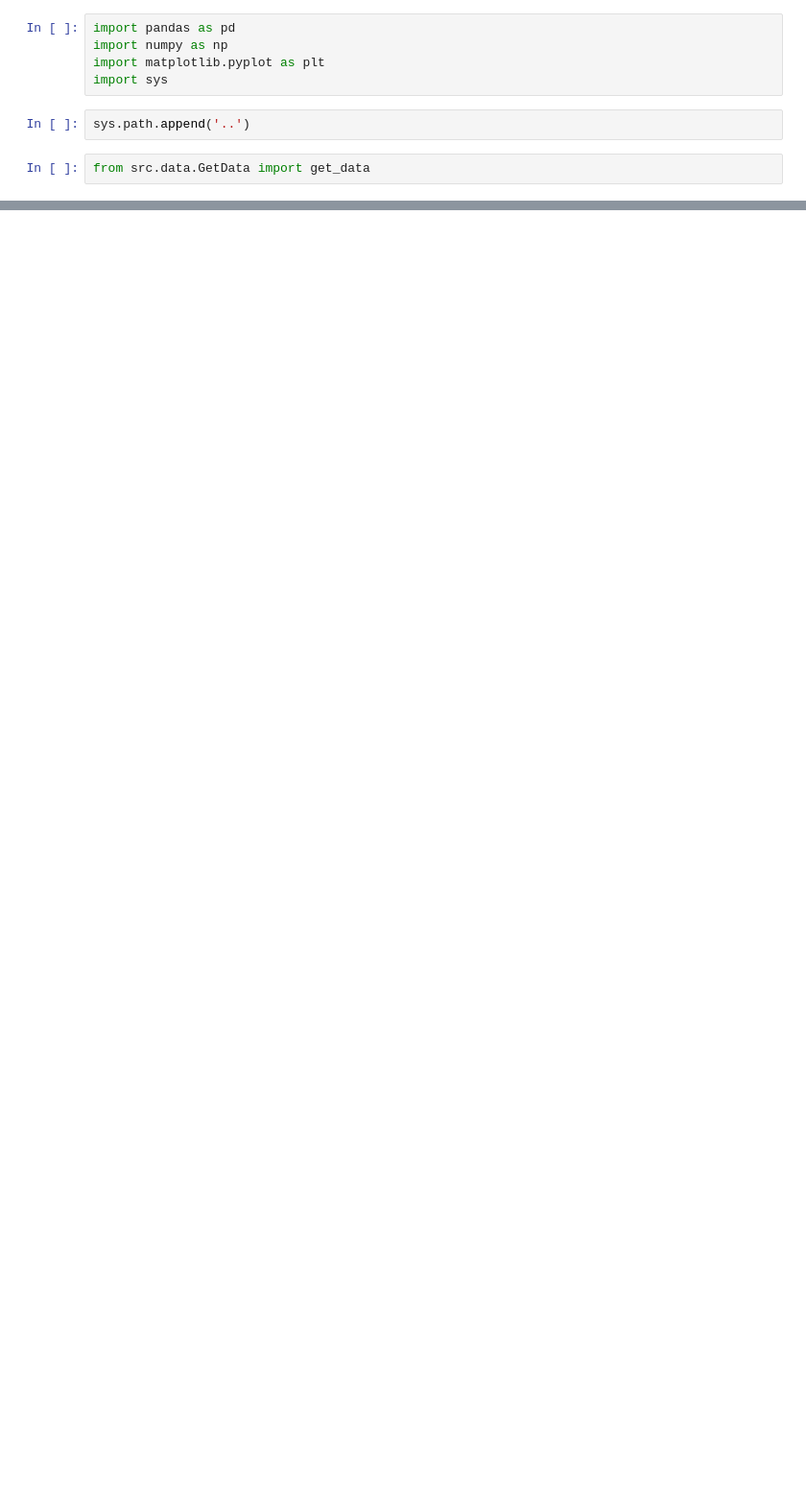
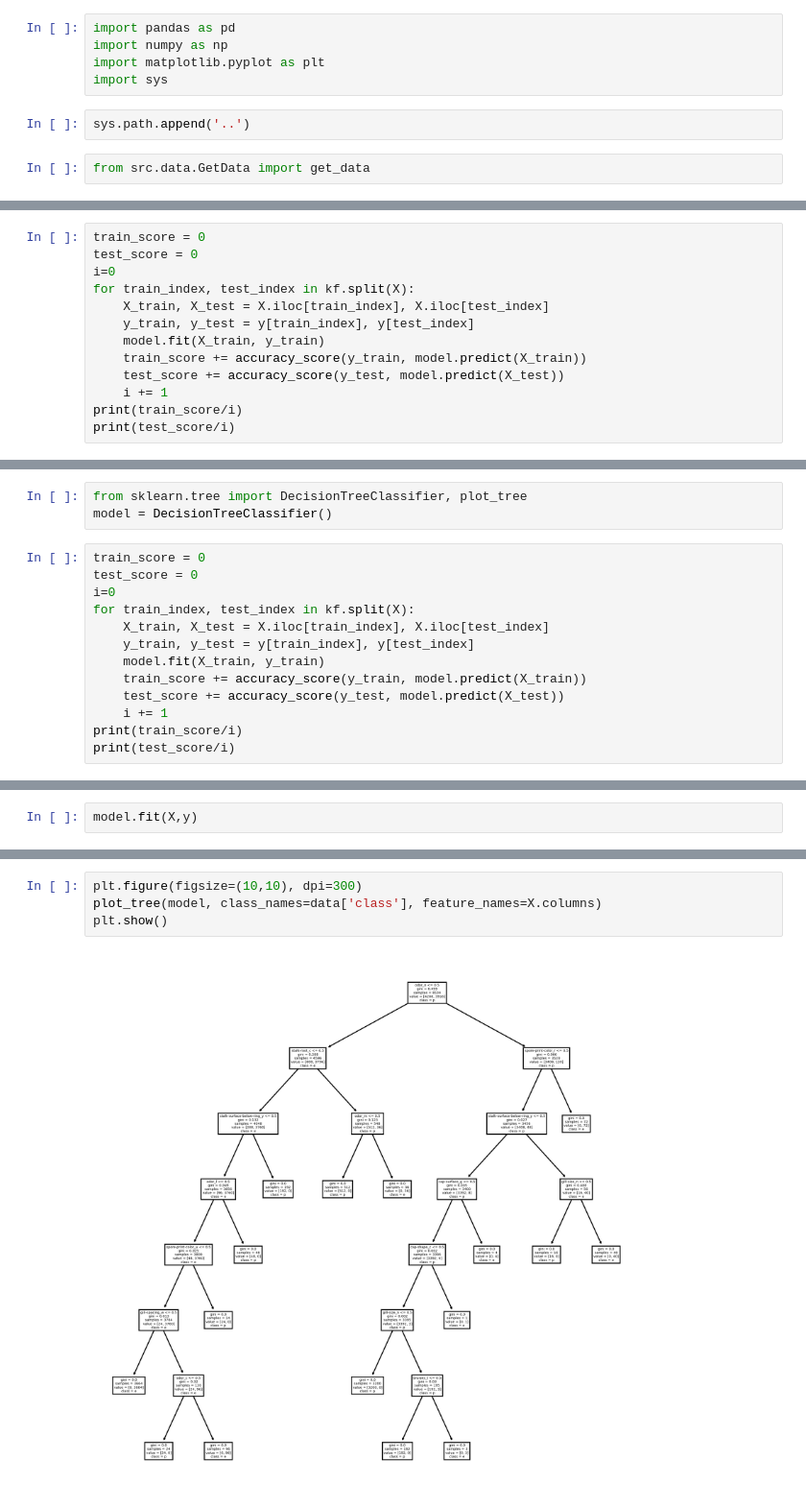
Before and after one commit to chzandonai/Kaggle-ElectricityConsumption, a Jupyter notebook: notebooks/Untitled.ipynb, the cells around one changed output, grey strips where cells are left out. Shown: that part at 96% size. Drawn from its saved outputs; the diff is of its cells as text; blank space fills up the shorter version.

```diff
--- a/notebooks/Untitled.ipynb
+++ b/notebooks/Untitled.ipynb
@@ -11,0 +63,13 @@ get_data('titanic')
+# %%
+train_score = 0
+test_score = 0
+i=0
+for train_index, test_index in kf.split(X):
+    X_train, X_test = X.iloc[train_index], X.iloc[test_index]
+    y_train, y_test = y[train_index], y[test_index]
+    model.fit(X_train, y_train)
+    train_score += accuracy_score(y_train, model.predict(X_train))
+    test_score += accuracy_score(y_test, model.predict(X_test))
+    i += 1
+print(train_score/i)
+print(test_score/i)
@@ -11,0 +80,16 @@ get_data('titanic')
+# %%
+from sklearn.tree import DecisionTreeClassifier, plot_tree
+model = DecisionTreeClassifier()
+# %%
+train_score = 0
+test_score = 0
+i=0
+for train_index, test_index in kf.split(X):
+    X_train, X_test = X.iloc[train_index], X.iloc[test_index]
+    y_train, y_test = y[train_index], y[test_index]
+    model.fit(X_train, y_train)
+    train_score += accuracy_score(y_train, model.predict(X_train))
+    test_score += accuracy_score(y_test, model.predict(X_test))
+    i += 1
+print(train_score/i)
+print(test_score/i)
@@ -11,0 +99,2 @@ get_data('titanic')
+# %%
+model.fit(X,y)
@@ -11,0 +103,6 @@ get_data('titanic')
+# %%
+plt.figure(figsize=(10,10), dpi=300)
+plot_tree(model, class_names=data['class'], feature_names=X.columns)
+plt.show()
+# %% [output]
+[figure, added]
```
Also changed, not shown: parts of 12 cells of this notebook, 5 other files.
